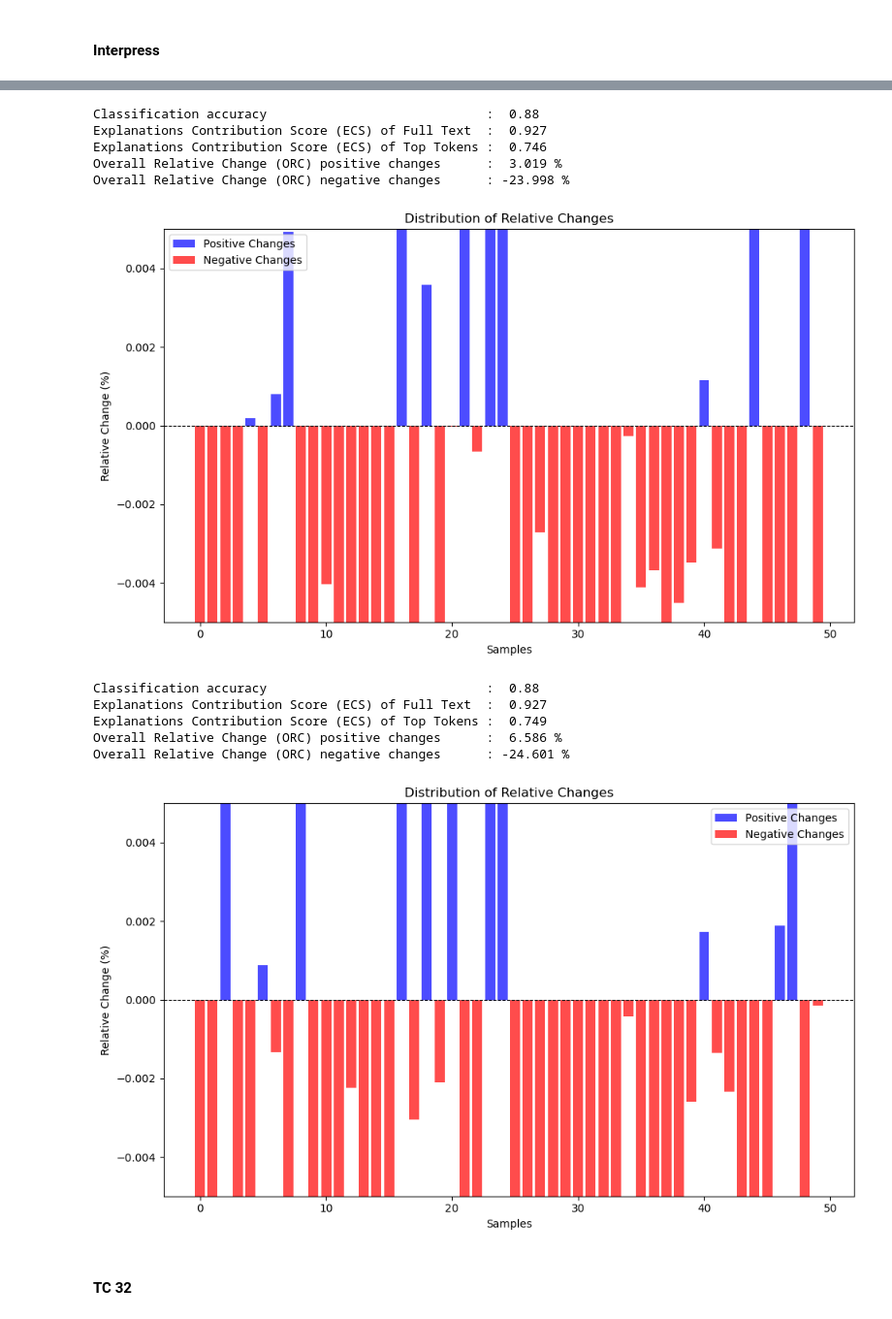
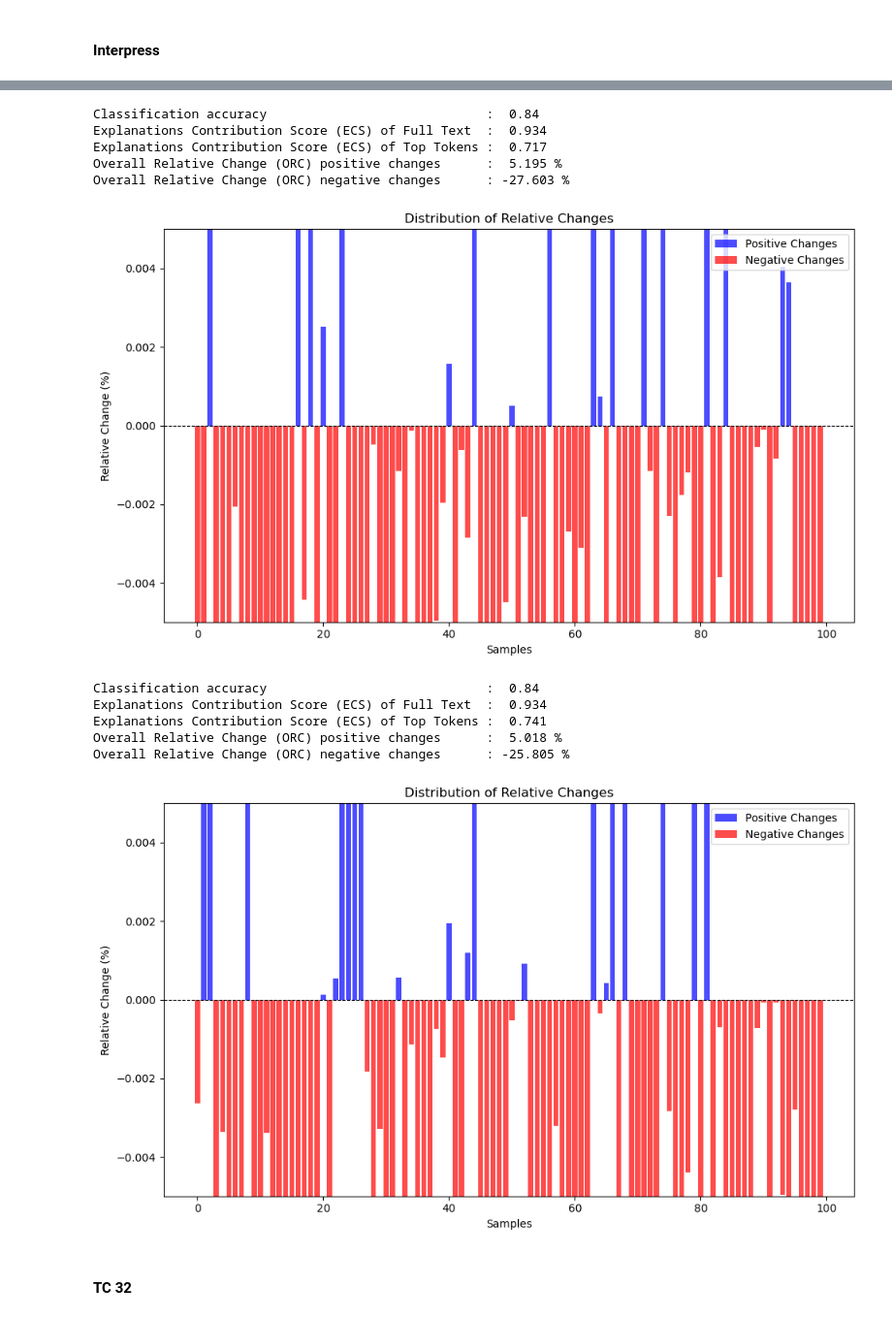
Before and after one commit to onurporsuk/Quantitative-Evaluation-of-Explainability-in-TR, a Jupyter notebook: src/Explainability_Random_with_BERT_in_Turkish_Text_Classification.ipynb, the cells around one changed output, grey strips where cells are left out. Shown at 97% size. Saved outputs shown, nothing was run; the diff lists cells and outputs as text; code cells hidden in the pictures.

Commit message:
Prob-based exp is ready and set-100 runs are added

```diff
--- a/src/Explainability_Random_with_BERT_in_Turkish_Text_Classification.ipynb
+++ b/src/Explainability_Random_with_BERT_in_Turkish_Text_Classification.ipynb
@@ -169,7 +169,7 @@ with open(path_classification_results + 'bert_full_text_preds_interpress.pkl', '
 with open(path_classification_results + 'bert_full_text_preds_tc32.pkl', 'rb') as file:
     bert_full_text_preds_tc32 = pickle.load(file)
 # %%
-num_samples = 50
+num_samples = 100
 
 ttc4900_test = ttc4900_test.select(range(num_samples))
 tr_news_test = tr_news_test.select(range(num_samples))
@@ -182,26 +182,3 @@ bert_full_text_preds_interpress = bert_full_text_preds_interpress[:num_samples]
 bert_full_text_preds_tc32 = bert_full_text_preds_tc32[:num_samples]
 # %% [markdown]
 #### TTC4900
-# %%
-ttc4900_bert_results = {}
-
-for threshold in thresholds:
-
-    rand_values_ttc = apply_random(path_rand, ttc4900_test, bert_model_ttc4900, bert_tokenizer_ttc4900,
-                                   f"rand_values_ttc_{threshold}_bert", device, only_load=only_load)
-
-    top_tokens_ttc4900 = apply_thresholding(rand_values_ttc, bert_tokenizer_ttc4900, threshold)
-
-    ttc4900_bert_result = compare_probs(ttc4900_test,
-                                        bert_full_text_preds_ttc4900,
-                                        top_tokens_ttc4900,
-                                        None,
-                                        bert_model_ttc4900, bert_tokenizer_ttc4900,
-                                        id2label=bert_id2label_ttc4900,
-                                        device=device)
-
-    ttc4900_bert_results[threshold] = (rand_values_ttc, ttc4900_bert_result)
-
-    clear_gpu_memory()
-
-    show(ttc4900_bert_results[threshold][1], lengthMenu=list(range(10, 200, 30)), dom="lti")
@@ -221,9 +256,9 @@ File 'rand_values_ttc_0.7_bert' saved.
 # %%
-all_exp_results = pd.concat([all_exp_results, pd.DataFrame([evaluate_explanations(ttc4900_bert_results[0.5][1])],
+all_exp_results = pd.concat([all_exp_results, pd.DataFrame([evaluate_explanations(ttc4900_bert_results[0.5][0])],
                                                            columns=all_exp_results.columns)], ignore_index=True)
-all_exp_results = pd.concat([all_exp_results, pd.DataFrame([evaluate_explanations(ttc4900_bert_results[0.6][1])],
+all_exp_results = pd.concat([all_exp_results, pd.DataFrame([evaluate_explanations(ttc4900_bert_results[0.6][0])],
                                                            columns=all_exp_results.columns)], ignore_index=True)
-all_exp_results = pd.concat([all_exp_results, pd.DataFrame([evaluate_explanations(ttc4900_bert_results[0.7][1])],
+all_exp_results = pd.concat([all_exp_results, pd.DataFrame([evaluate_explanations(ttc4900_bert_results[0.7][0])],
                                                            columns=all_exp_results.columns)], ignore_index=True)
 # %% [output]
 Classification accuracy                             :  0.88
@@ -286,8 +351,8 @@ File 'rand_values_tr_news_0.7_bert' saved.
 # %%
-all_exp_results = pd.concat([all_exp_results, pd.DataFrame([evaluate_explanations(tr_news_bert_results[0.5][1])],
+all_exp_results = pd.concat([all_exp_results, pd.DataFrame([evaluate_explanations(tr_news_bert_results[0.5][0])],
                                                            columns=all_exp_results.columns)], ignore_index=True)
-all_exp_results = pd.concat([all_exp_results, pd.DataFrame([evaluate_explanations(tr_news_bert_results[0.6][1])],
+all_exp_results = pd.concat([all_exp_results, pd.DataFrame([evaluate_explanations(tr_news_bert_results[0.6][0])],
                                                            columns=all_exp_results.columns)], ignore_index=True)
-all_exp_results = pd.concat([all_exp_results, pd.DataFrame([evaluate_explanations(tr_news_bert_results[0.7][1])],
+all_exp_results = pd.concat([all_exp_results, pd.DataFrame([evaluate_explanations(tr_news_bert_results[0.7][0])],
                                                            columns=all_exp_results.columns)], ignore_index=True)
 # %% [output]
@@ -350,8 +446,8 @@ File 'rand_values_interpress_0.7_bert' saved.
 # %%
-all_exp_results = pd.concat([all_exp_results, pd.DataFrame([evaluate_explanations(interpress_bert_results[0.5][1])],
+all_exp_results = pd.concat([all_exp_results, pd.DataFrame([evaluate_explanations(interpress_bert_results[0.5][0])],
                                                            columns=all_exp_results.columns)], ignore_index=True)
-all_exp_results = pd.concat([all_exp_results, pd.DataFrame([evaluate_explanations(interpress_bert_results[0.6][1])],
+all_exp_results = pd.concat([all_exp_results, pd.DataFrame([evaluate_explanations(interpress_bert_results[0.6][0])],
                                                            columns=all_exp_results.columns)], ignore_index=True)
-all_exp_results = pd.concat([all_exp_results, pd.DataFrame([evaluate_explanations(interpress_bert_results[0.7][1])],
+all_exp_results = pd.concat([all_exp_results, pd.DataFrame([evaluate_explanations(interpress_bert_results[0.7][0])],
                                                            columns=all_exp_results.columns)], ignore_index=True)
 # %% [output]
@@ -364,15 +460,15 @@ Overall Relative Change (ORC) negative changes      : -12.843 %
-Classification accuracy                             :  0.88
-Explanations Contribution Score (ECS) of Full Text  :  0.927
-Explanations Contribution Score (ECS) of Top Tokens :  0.746
-Overall Relative Change (ORC) positive changes      :  3.019 %
-Overall Relative Change (ORC) negative changes      : -23.998 %
+Classification accuracy                             :  0.84
+Explanations Contribution Score (ECS) of Full Text  :  0.934
+Explanations Contribution Score (ECS) of Top Tokens :  0.717
+Overall Relative Change (ORC) positive changes      :  5.195 %
+Overall Relative Change (ORC) negative changes      : -27.603 %
-[figure, old version]
+[figure, new version]
-Classification accuracy                             :  0.88
-Explanations Contribution Score (ECS) of Full Text  :  0.927
-Explanations Contribution Score (ECS) of Top Tokens :  0.749
-Overall Relative Change (ORC) positive changes      :  6.586 %
-Overall Relative Change (ORC) negative changes      : -24.601 %
+Classification accuracy                             :  0.84
+Explanations Contribution Score (ECS) of Full Text  :  0.934
+Explanations Contribution Score (ECS) of Top Tokens :  0.741
+Overall Relative Change (ORC) positive changes      :  5.018 %
+Overall Relative Change (ORC) negative changes      : -25.805 %
-[figure, old version]
+[figure, new version]
 # %% [markdown]
 #### TC 32
 # %%
```
Also changed, not shown: parts of 18 cells of this notebook, 8 other files.
